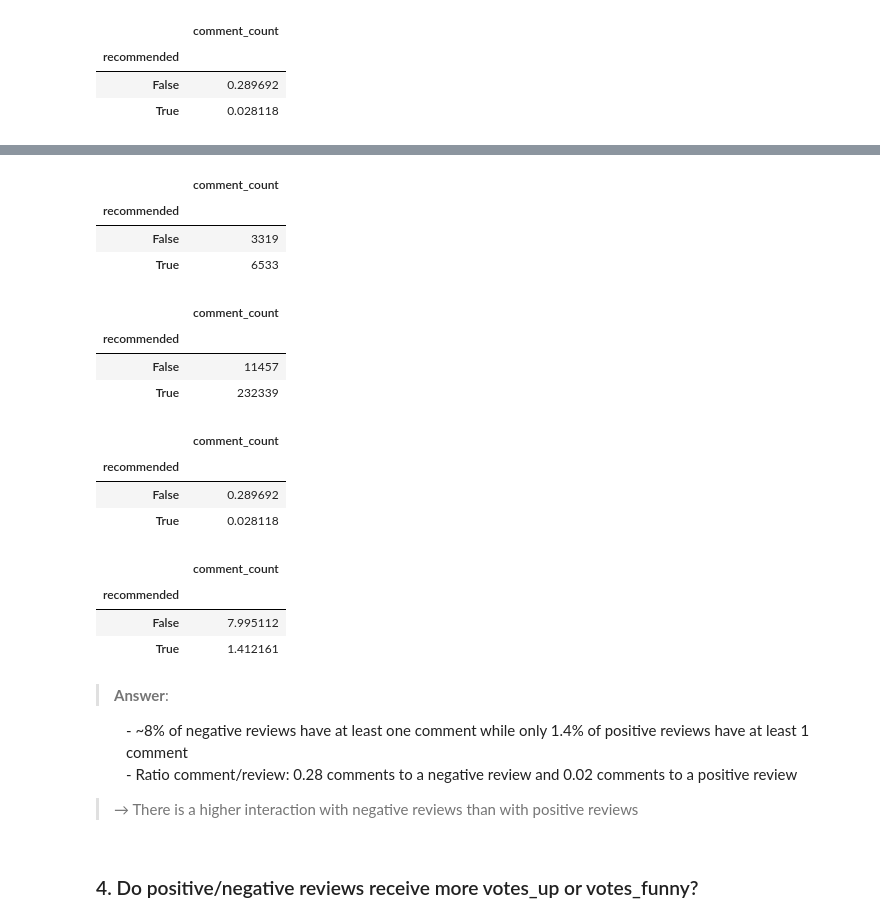
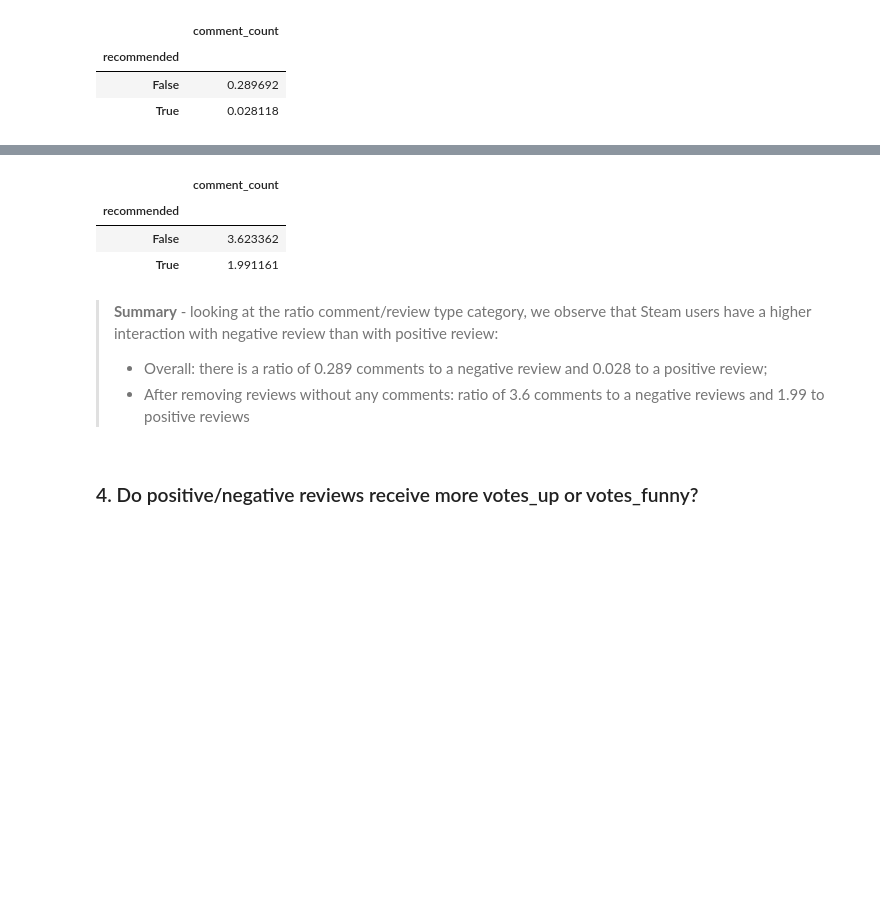
Before and after one commit to RalucaN/Steam_reviews, a Jupyter notebook: C_Data_exploration.ipynb, the cells around one changed output, grey strips where cells are left out. Saved outputs shown, nothing was run; the diff lists cells and outputs as text; code cells hidden in the pictures; blank space fills up the shorter version.

```diff
--- a/C_Data_exploration.ipynb
+++ b/C_Data_exploration.ipynb
@@ -311,46 +333,18 @@ df.sort_values('comment_count', ascending=False).head(10)
-# %%
-#Total number of comment by review type
-x=pd.pivot_table(data[['recommended','comment_count']], values='comment_count', index='recommended', aggfunc=np.sum)
-x
-# %% [output]
-|  | comment_count |
-| recommended |  |
-| False | 3319 |
-| True | 6533 |
-# %%
-#Total number of positive & negative reviews
-y=pd.pivot_table(data[['recommended','comment_count']], values='comment_count', index='recommended', aggfunc='count')
-y
-# %% [output]
-|  | comment_count |
-| recommended |  |
-| False | 11457 |
-| True | 232339 |
-# %%
-#Ratio of comments by review type
-x/y
-# %% [output]
-|  | comment_count |
-| recommended |  |
-| False | 0.289692 |
-| True | 0.028118 |
 # %%
-#out of the total positive or negative reviews, how many have at least 1 comment
+#out of the total positive or negative reviews, how many have at least 1 comment → dropping all review without any comments
 df=data[['recommended','comment_count']].loc[data['comment_count']>0]
-pd.pivot_table(df, values='comment_count',index='recommended', aggfunc='count')/y*100
+pd.pivot_table(df, values='comment_count',index='recommended', aggfunc=np.sum)/pd.pivot_table(df, values='comment_count',
+                                                                                              index='recommended',
+                                                                                              aggfunc='count')
 # %% [output]
 |  | comment_count |
 | recommended |  |
-| False | 7.995112 |
-| True | 1.412161 |
+| False | 3.623362 |
+| True | 1.991161 |
 # %% [markdown]
-> **Answer**:
-<ul>
- - ~8% of negative reviews have at least one comment while only 1.4% of positive reviews have at least 1 comment<br>
- - Ratio comment/review: 0.28 comments to a negative review and 0.02 comments to a positive review
-</ul>
-
-> → There is a higher interaction with negative reviews than with positive reviews
+> **Summary** - looking at the ratio comment/review type category, we observe that Steam users have a higher interaction with negative review than with positive review:
+> - Overall: there is a ratio of 0.289 comments to a negative review and 0.028 to a positive review;
+> - After removing reviews without any comments: ratio of 3.6 comments to a negative reviews and 1.99 to positive reviews
 # %% [markdown]
 ### 4. Do positive/negative reviews receive more votes_up or votes_funny?
 # %%
```
Also changed, not shown: parts of 74 cells of this notebook, 2 other files.
